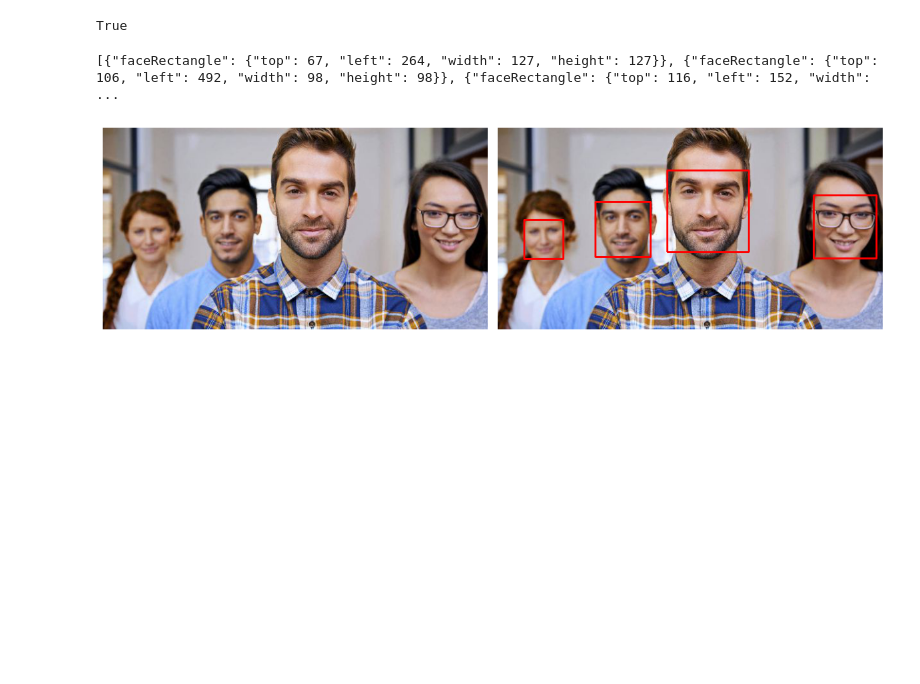
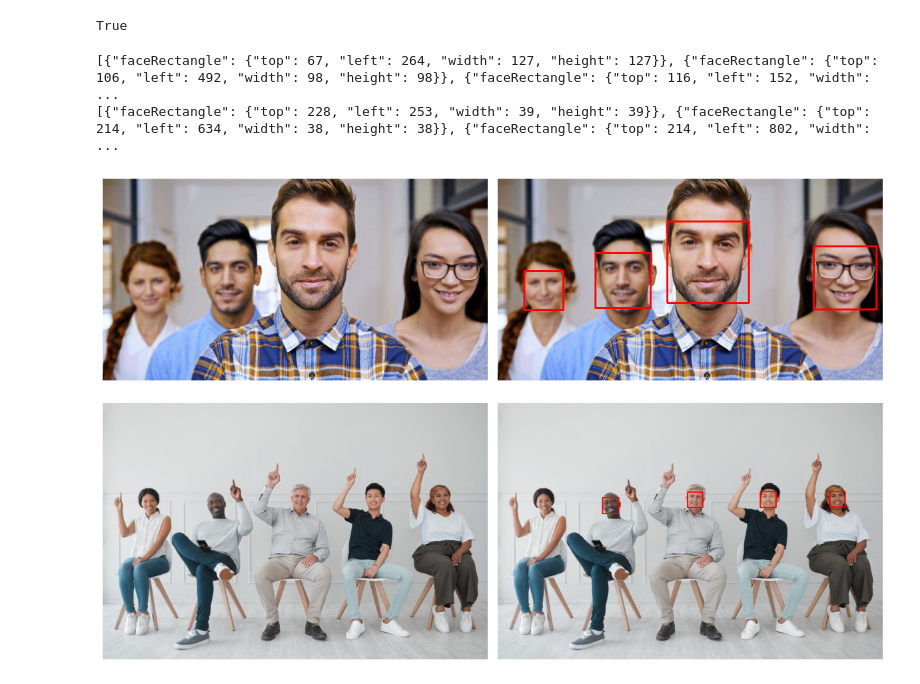
Before and after one commit to alcalderagl/cloud_computing, a Jupyter notebook: src/notebooks/azure_ai/ms_azure.ipynb, the cells around one changed output. Saved outputs shown, nothing was run; the diff lists cells and outputs as text; code cells hidden in the pictures; blank space fills up the shorter version.

Commit message:
:feat:(face-recognition)

```diff
--- a/src/notebooks/azure_ai/ms_azure.ipynb
+++ b/src/notebooks/azure_ai/ms_azure.ipynb
@@ -27,6 +27,24 @@ load_dotenv()
 # %% [output]
 True
 # %%
+def face_detection(image_url):
+    subscription_key = os.getenv("MY_REG_FACE_APIKEY")
+    face_api_url = "https://gr-facerecog-api-python.cognitiveservices.azure.com/" + "/face/v1.0/detect"
+    headers = {
+        "Ocp-Apim-Subscription-Key": subscription_key
+    }
+
+    params = {
+        "returnFaceId": "false",
+        "returnFaceLandmarks": "false"
+    }
+
+    response = requests.post(face_api_url, params=params, headers=headers, json={"url": image_url})
+    faceRectangles = json.dumps(response.json())
+    print(faceRectangles)
+    return faceRectangles
+
+
 def get_image(image_url):
     response = requests.get(image_url)
     try:
@@ -94,31 +112,23 @@ def plot_images(images=[], labels=[], nrows=1, ncols=2, figsize=(12,8), cmap="gr
     # fits the plots
     plt.tight_layout()
     plt.show()
-# %%
-subscription_key = os.getenv("MY_REG_FACE_APIKEY")
-# image_url = "https://github.com/ecendejas/imgMNA/blob/main/faces.jpg?raw=true"
-image_url = "https://raw.githubusercontent.com/alcalderagl/cloud_computing/refs/heads/main/assets/personas.jpg"
-image = get_image(image_url)
-
-face_api_url = "https://gr-facerecog-api-python.cognitiveservices.azure.com/" + "/face/v1.0/detect"
-headers = {
-    "Ocp-Apim-Subscription-Key": subscription_key
-}
-
-params = {
-    "returnFaceId": "false",
-    "returnFaceLandmarks": "false"
-}
-
-response = requests.post(face_api_url, params=params, headers=headers, json={"url": image_url})
-faceRectangles = json.dumps(response.json())
-print(faceRectangles)
-# %% [output]
-[{"faceRectangle": {"top": 67, "left": 264, "width": 127, "height": 127}}, {"faceRectangle": {"top": 106, "left": 492, "width": 98, "height": 98}}, {"faceRectangle": {"top": 116, "left": 152, "width": ...
-# %%
-faceRectangles_array = json.loads(faceRectangles)
-final_image = plot_face_rectangles(image, faceRectangles_array)
-# %%
-plot_images([image, final_image], cmap=None)
-# %% [output]
-[figure, removed]
+# %%
+# image_url = "https://github.com/ecendejas/imgMNA/blob/main/faces.jpg?raw=true"
+image1_url = "https://raw.githubusercontent.com/alcalderagl/cloud_computing/refs/heads/main/assets/personas.jpg"
+image2_url = "https://cms-resources.prod.the-internal.cloud/sites/default/files/styles/featured_image/public/2023-08/Bring%20your%20learners%20to%20life%20through%20personas%20%20.jpg?itok=tNZqZkwN"
+face_detection1 = face_detection(image1_url)
+face_detection2 = face_detection(image2_url)
+# %% [output]
+[{"faceRectangle": {"top": 67, "left": 264, "width": 127, "height": 127}}, {"faceRectangle": {"top": 106, "left": 492, "width": 98, "height": 98}}, {"faceRectangle": {"top": 116, "left": 152, "width": ...
+[{"faceRectangle": {"top": 228, "left": 253, "width": 39, "height": 39}}, {"faceRectangle": {"top": 214, "left": 634, "width": 38, "height": 38}}, {"faceRectangle": {"top": 214, "left": 802, "width":  ...
+# %%
+image1 = get_image(image1_url)
+image2 = get_image(image2_url)
+faceRectangles_array1 = json.loads(face_detection1)
+faceRectangles_array2 = json.loads(face_detection2)
+final_image1 = plot_face_rectangles(image1, faceRectangles_array1)
+final_image2 = plot_face_rectangles(image2, faceRectangles_array2)
+# %%
+plot_images([image1, final_image1, image2, final_image2], nrows=2, cmap=None)
+# %% [output]
+[figure, added]
```
